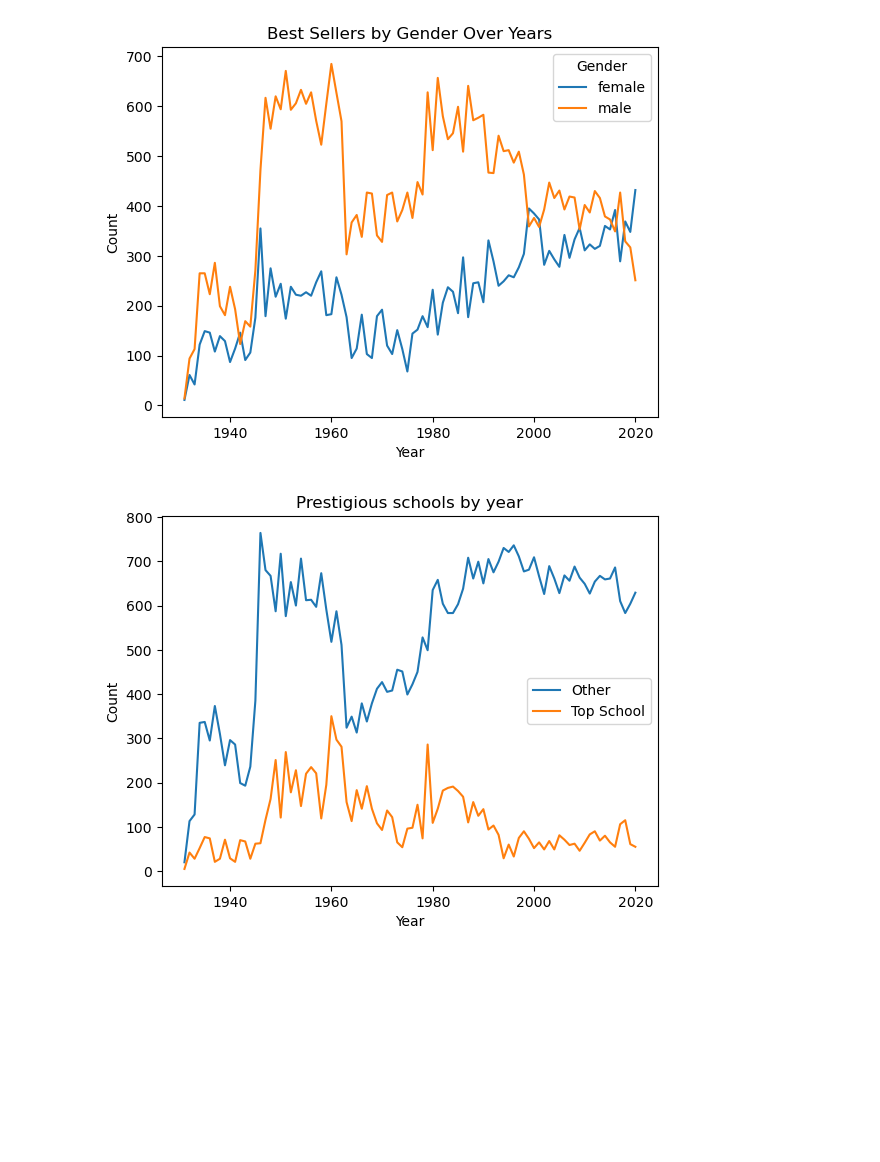
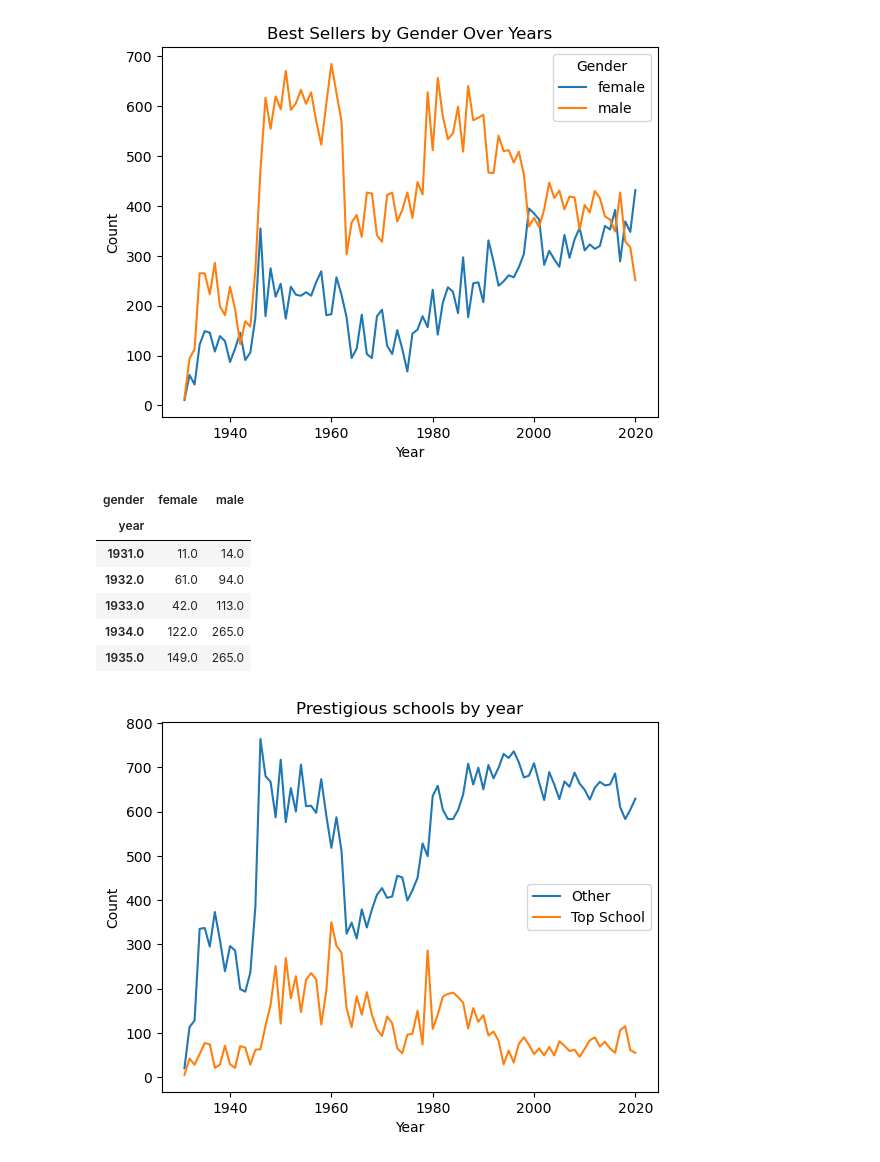
Before and after one commit to michellejm/nytimes-books, a Jupyter notebook: nytimes_cleaning.ipynb, the cells around one changed output. Cells and saved outputs as stored; diff of their text form; code cells hidden in the pictures; blank space fills up the shorter version.

```diff
--- a/nytimes_cleaning.ipynb
+++ b/nytimes_cleaning.ipynb
@@ -777,6 +779,16 @@ plt.legend(title='Gender')
 plt.show()
 # %% [output]
 [figure]
+# %%
+gender_pivot.head()
+# %% [output]
+| gender | female | male |
+| year |  |  |
+| 1931.0 | 11.0 | 14.0 |
+| 1932.0 | 61.0 | 94.0 |
+| 1933.0 | 42.0 | 113.0 |
+| 1934.0 | 122.0 | 265.0 |
+| 1935.0 | 149.0 | 265.0 |
 # %%
 def plot_variables_by_year(column, title):
     groups = nyt_demo.groupby(['year', column]).size().reset_index(name='count')
```
Also changed, not shown: parts of 3 cells of this notebook.
